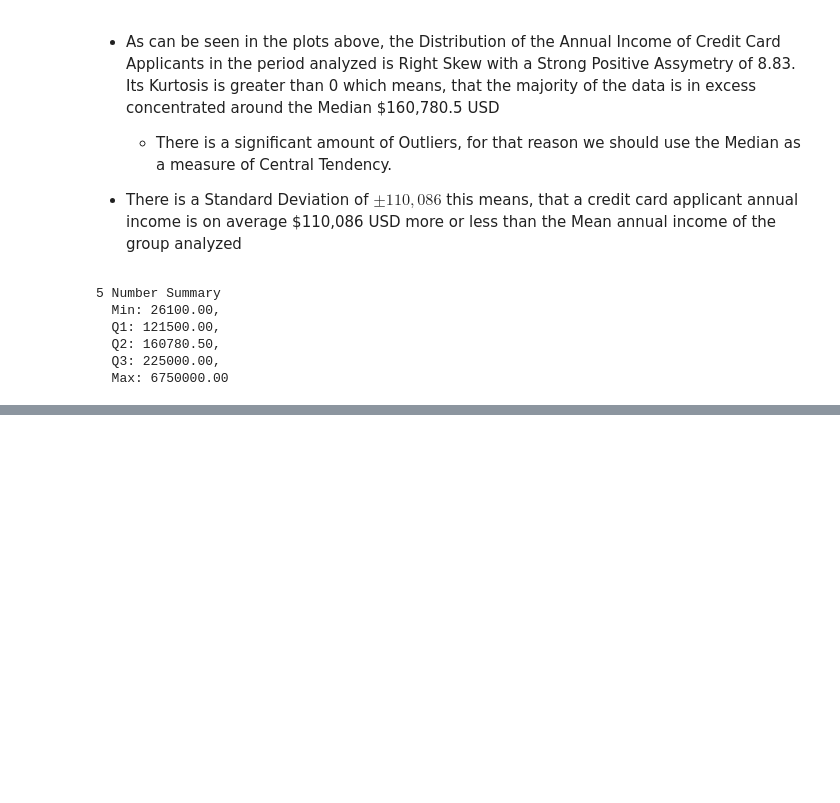
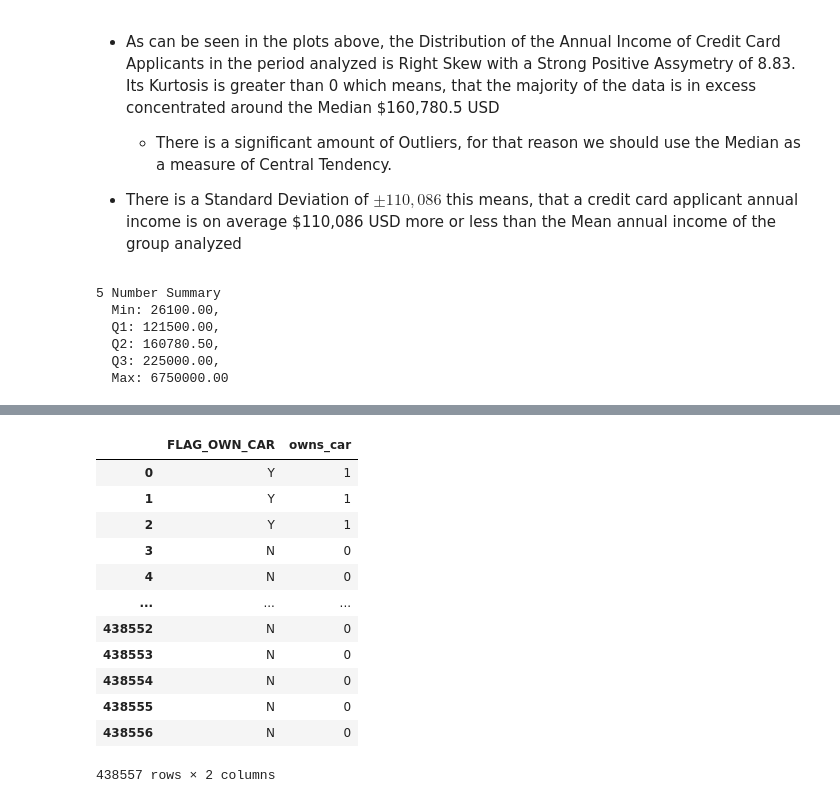
Before and after one commit to princeKike27/Credit-Card-Approval-Prediction, a Jupyter notebook: Credit_Car_Approval_Prediction.ipynb, the cells around one changed output, grey strips where cells are left out. Cells and saved outputs as stored; diff of their text form; code cells hidden in the pictures; blank space fills up the shorter version.

```diff
--- a/Credit_Car_Approval_Prediction.ipynb
+++ b/Credit_Car_Approval_Prediction.ipynb
@@ -1098,0 +1143,20 @@ print(f'''5 Number Summary
+# %%
+# create col owns_car
+df_applications['owns_car'] = df_applications['FLAG_OWN_CAR'].apply(
+    lambda x: 0 if x == 'N' else 1)
+
+df_applications[['FLAG_OWN_CAR', 'owns_car']]
+# %% [output]
+|  | FLAG_OWN_CAR | owns_car |
+| 0 | Y | 1 |
+| 1 | Y | 1 |
+| 2 | Y | 1 |
+| 3 | N | 0 |
+| 4 | N | 0 |
+| ... | ... | ... |
+| 438552 | N | 0 |
+| 438553 | N | 0 |
+| 438554 | N | 0 |
+| 438555 | N | 0 |
+| 438556 | N | 0 |
+438557 rows × 2 columns
```
Also changed, not shown: parts of 27 cells of this notebook.
